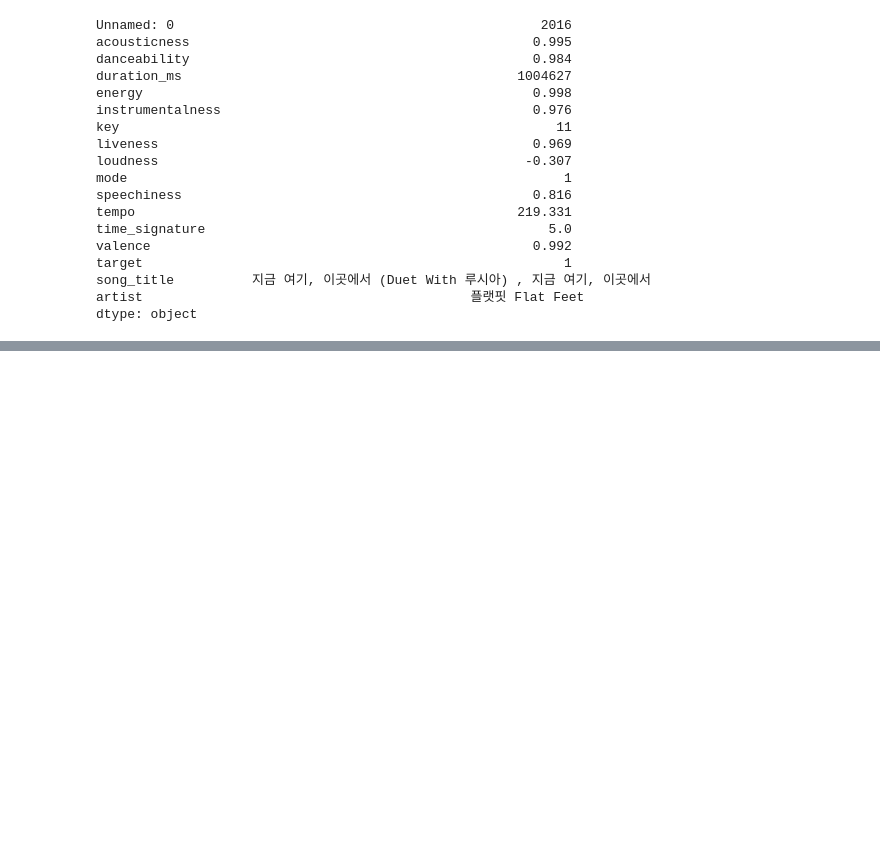
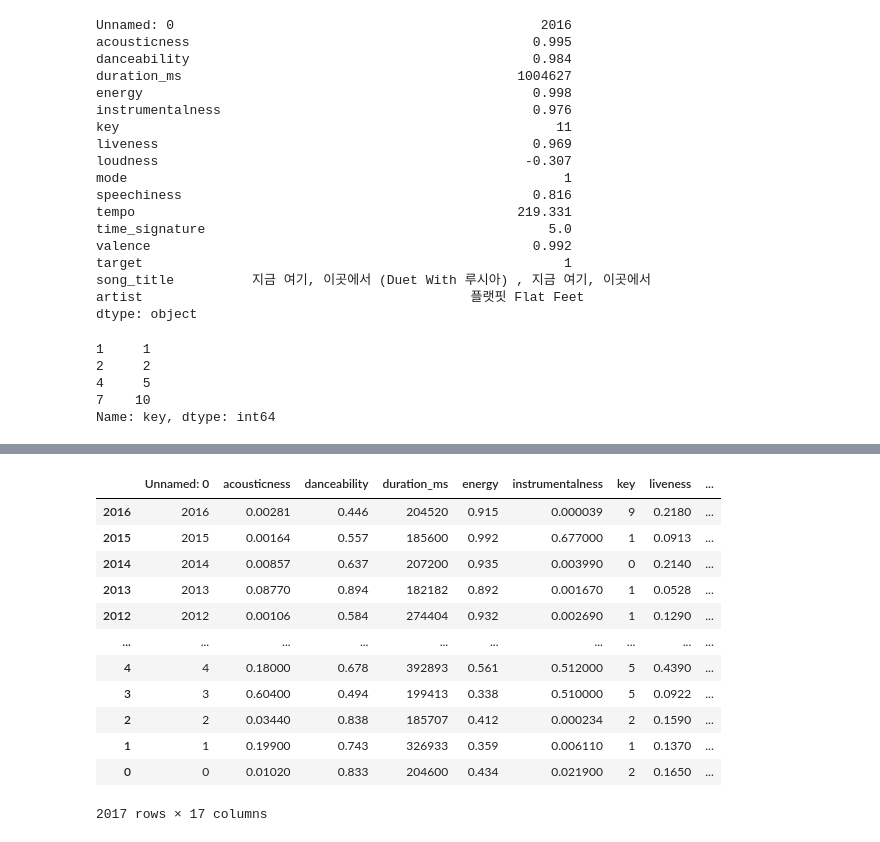
Before and after one commit to YasmymRodrigues/Pandas, a Jupyter notebook: pandas_review.ipynb, the cells around one changed output, grey strips where cells are left out. Drawn from its saved outputs; the diff is of its cells as text; code cells hidden in the pictures; blank space fills up the shorter version.

```diff
--- a/pandas_review.ipynb
+++ b/pandas_review.ipynb
@@ -110,6 +110,14 @@ target                                                      1
 song_title          지금 여기, 이곳에서 (Duet With 루시아) , 지금 여기, 이곳에서
 artist                                          플랫핏 Flat Feet
 dtype: object
+# %%
+df.loc[[1, 2, 4, 7], 'key'] # indexes and columns
+# %% [output]
+1     1
+2     2
+4     5
+7    10
+Name: key, dtype: int64
 # %%
 df.describe()
 # %% [output]
@@ -122,3 +130,19 @@ df.describe()
 | 50% | 1008.000000 | 0.063300 | 0.631000 | 2.292610e+05 | 0.715000 | 0.000076 | 6.000000 | 0.127000 | ... |
 | 75% | 1512.000000 | 0.265000 | 0.738000 | 2.703330e+05 | 0.846000 | 0.054000 | 9.000000 | 0.247000 | ... |
 | max | 2016.000000 | 0.995000 | 0.984000 | 1.004627e+06 | 0.998000 | 0.976000 | 11.000000 | 0.969000 | ... |
+# %%
+df.sort_values(by=['Unnamed: 0'], ascending=False)
+# %% [output]
+|  | Unnamed: 0 | acousticness | danceability | duration_ms | energy | instrumentalness | key | liveness | ... |
+| 2016 | 2016 | 0.00281 | 0.446 | 204520 | 0.915 | 0.000039 | 9 | 0.2180 | ... |
+| 2015 | 2015 | 0.00164 | 0.557 | 185600 | 0.992 | 0.677000 | 1 | 0.0913 | ... |
+| 2014 | 2014 | 0.00857 | 0.637 | 207200 | 0.935 | 0.003990 | 0 | 0.2140 | ... |
+| 2013 | 2013 | 0.08770 | 0.894 | 182182 | 0.892 | 0.001670 | 1 | 0.0528 | ... |
+| 2012 | 2012 | 0.00106 | 0.584 | 274404 | 0.932 | 0.002690 | 1 | 0.1290 | ... |
+| ... | ... | ... | ... | ... | ... | ... | ... | ... | ... |
+| 4 | 4 | 0.18000 | 0.678 | 392893 | 0.561 | 0.512000 | 5 | 0.4390 | ... |
+| 3 | 3 | 0.60400 | 0.494 | 199413 | 0.338 | 0.510000 | 5 | 0.0922 | ... |
+| 2 | 2 | 0.03440 | 0.838 | 185707 | 0.412 | 0.000234 | 2 | 0.1590 | ... |
+| 1 | 1 | 0.19900 | 0.743 | 326933 | 0.359 | 0.006110 | 1 | 0.1370 | ... |
+| 0 | 0 | 0.01020 | 0.833 | 204600 | 0.434 | 0.021900 | 2 | 0.1650 | ... |
+2017 rows × 17 columns
```
Also changed, not shown: parts of 2 cells of this notebook.
